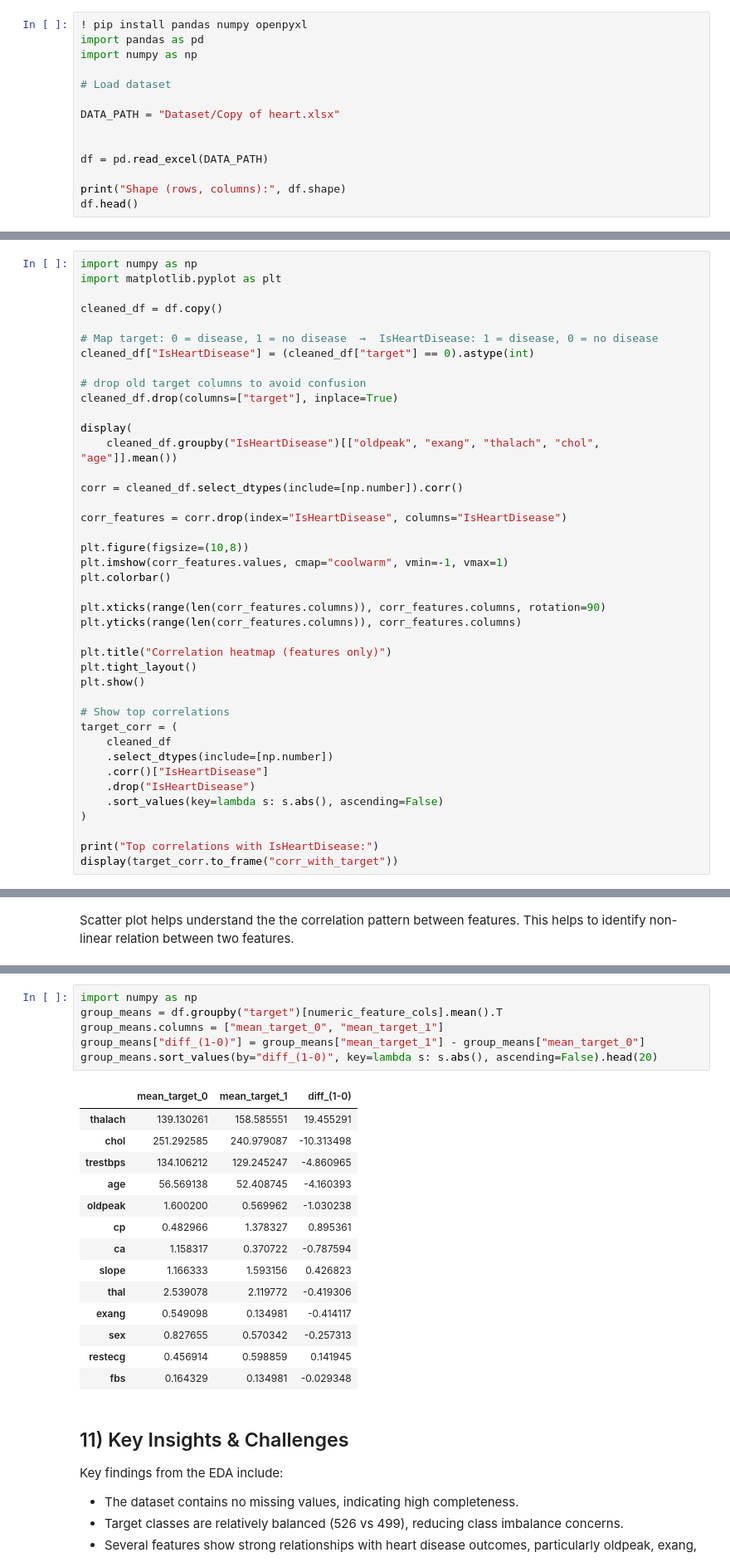
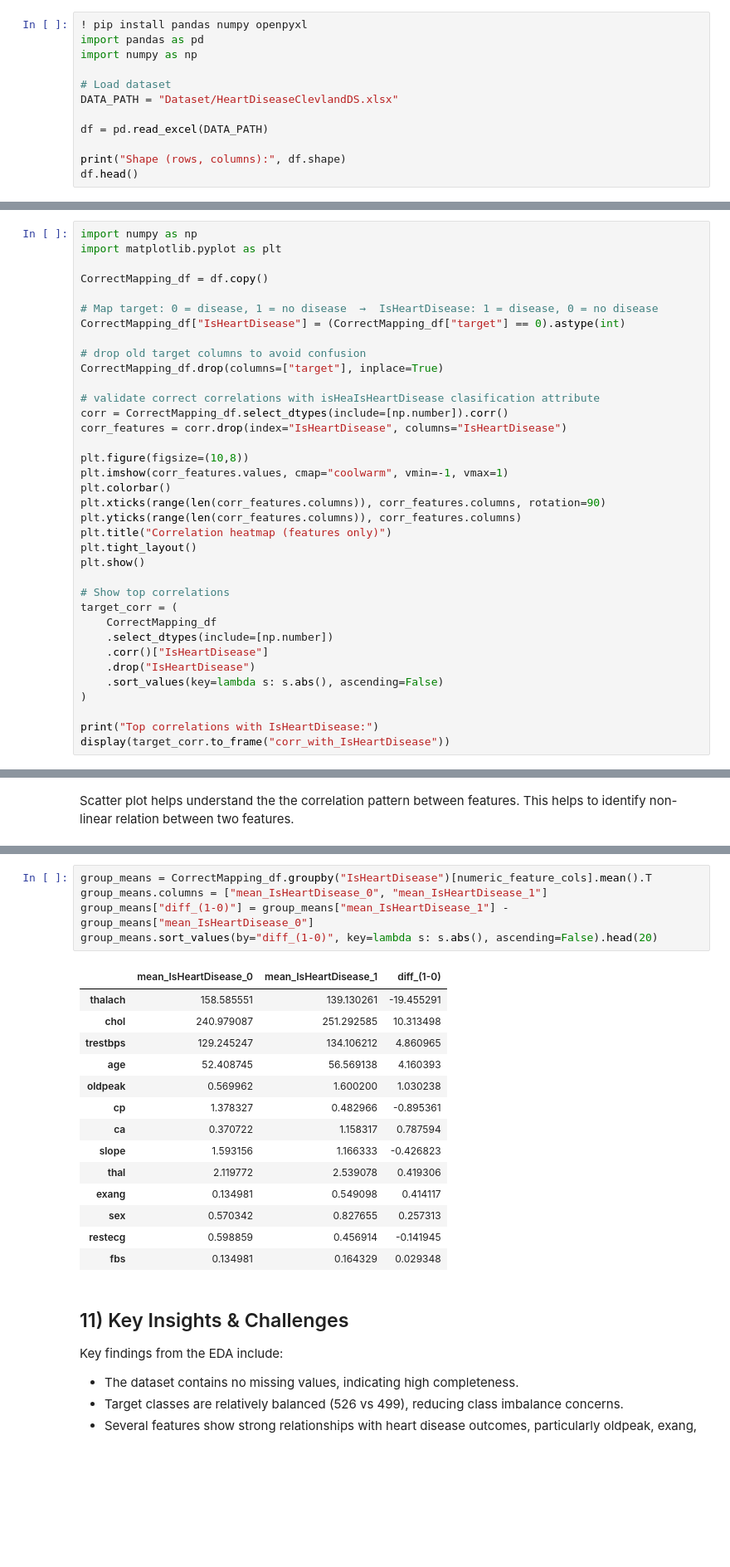
Before and after one commit to Janau00/SWE485-Project-Group9, a Jupyter notebook: Phase1_Data_Exploration.ipynb, the cells around one changed output, grey strips where cells are left out. Shown at 83% size. Drawn from its saved outputs; the diff is of its cells as text; blank space fills up the shorter version.

```diff
--- a/Phase1_Data_Exploration.ipynb
+++ b/Phase1_Data_Exploration.ipynb
@@ -39,9 +39,7 @@ import pandas as pd
 import numpy as np
 
 # Load dataset
-
-DATA_PATH = "Dataset/Copy of heart.xlsx"
-
+DATA_PATH = "Dataset/HeartDiseaseClevlandDS.xlsx"
 
 df = pd.read_excel(DATA_PATH)
 
@@ -304,35 +297,30 @@ Additionally, multiple features showed inverse (negative) correlations, indicati
 import numpy as np
 import matplotlib.pyplot as plt
 
-cleaned_df = df.copy()
+CorrectMapping_df = df.copy()
 
 # Map target: 0 = disease, 1 = no disease  →  IsHeartDisease: 1 = disease, 0 = no disease
-cleaned_df["IsHeartDisease"] = (cleaned_df["target"] == 0).astype(int)
+CorrectMapping_df["IsHeartDisease"] = (CorrectMapping_df["target"] == 0).astype(int)
 
 # drop old target columns to avoid confusion
-cleaned_df.drop(columns=["target"], inplace=True)
+CorrectMapping_df.drop(columns=["target"], inplace=True)
 
-display(
-    cleaned_df.groupby("IsHeartDisease")[["oldpeak", "exang", "thalach", "chol", "age"]].mean())
-
-corr = cleaned_df.select_dtypes(include=[np.number]).corr()
-
+# validate correct correlations with isHeaIsHeartDisease clasification attribute
+corr = CorrectMapping_df.select_dtypes(include=[np.number]).corr()
 corr_features = corr.drop(index="IsHeartDisease", columns="IsHeartDisease")
 
 plt.figure(figsize=(10,8))
 plt.imshow(corr_features.values, cmap="coolwarm", vmin=-1, vmax=1)
 plt.colorbar()
-
 plt.xticks(range(len(corr_features.columns)), corr_features.columns, rotation=90)
 plt.yticks(range(len(corr_features.columns)), corr_features.columns)
-
 plt.title("Correlation heatmap (features only)")
 plt.tight_layout()
 plt.show()
 
 # Show top correlations
 target_corr = (
-    cleaned_df
+    CorrectMapping_df
     .select_dtypes(include=[np.number])
     .corr()["IsHeartDisease"]
     .drop("IsHeartDisease")
@@ -340,4 +328,4 @@ target_corr = (
 )
 
 print("Top correlations with IsHeartDisease:")
-display(target_corr.to_frame("corr_with_target"))
+display(target_corr.to_frame("corr_with_IsHeartDisease"))
@@ -380,24 +385,23 @@ We compare numeric feature means across the two target classes (0 vs 1) to get a
 # %%
-import numpy as np
-group_means = df.groupby("target")[numeric_feature_cols].mean().T
-group_means.columns = ["mean_target_0", "mean_target_1"]
-group_means["diff_(1-0)"] = group_means["mean_target_1"] - group_means["mean_target_0"]
+group_means = CorrectMapping_df.groupby("IsHeartDisease")[numeric_feature_cols].mean().T
+group_means.columns = ["mean_IsHeartDisease_0", "mean_IsHeartDisease_1"]
+group_means["diff_(1-0)"] = group_means["mean_IsHeartDisease_1"] - group_means["mean_IsHeartDisease_0"]
 group_means.sort_values(by="diff_(1-0)", key=lambda s: s.abs(), ascending=False).head(20)
 # %% [output]
-|  | mean_target_0 | mean_target_1 | diff_(1-0) |
-| thalach | 139.130261 | 158.585551 | 19.455291 |
-| chol | 251.292585 | 240.979087 | -10.313498 |
-| trestbps | 134.106212 | 129.245247 | -4.860965 |
-| age | 56.569138 | 52.408745 | -4.160393 |
-| oldpeak | 1.600200 | 0.569962 | -1.030238 |
-| cp | 0.482966 | 1.378327 | 0.895361 |
-| ca | 1.158317 | 0.370722 | -0.787594 |
-| slope | 1.166333 | 1.593156 | 0.426823 |
-| thal | 2.539078 | 2.119772 | -0.419306 |
-| exang | 0.549098 | 0.134981 | -0.414117 |
-| sex | 0.827655 | 0.570342 | -0.257313 |
-| restecg | 0.456914 | 0.598859 | 0.141945 |
-| fbs | 0.164329 | 0.134981 | -0.029348 |
+|  | mean_IsHeartDisease_0 | mean_IsHeartDisease_1 | diff_(1-0) |
+| thalach | 158.585551 | 139.130261 | -19.455291 |
+| chol | 240.979087 | 251.292585 | 10.313498 |
+| trestbps | 129.245247 | 134.106212 | 4.860965 |
+| age | 52.408745 | 56.569138 | 4.160393 |
+| oldpeak | 0.569962 | 1.600200 | 1.030238 |
+| cp | 1.378327 | 0.482966 | -0.895361 |
+| ca | 0.370722 | 1.158317 | 0.787594 |
+| slope | 1.593156 | 1.166333 | -0.426823 |
+| thal | 2.119772 | 2.539078 | 0.419306 |
+| exang | 0.134981 | 0.549098 | 0.414117 |
+| sex | 0.570342 | 0.827655 | 0.257313 |
+| restecg | 0.598859 | 0.456914 | -0.141945 |
+| fbs | 0.134981 | 0.164329 | 0.029348 |
 # %% [markdown]
 ## 11) Key Insights & Challenges
 
```
Also changed, not shown: parts of 19 cells of this notebook.
